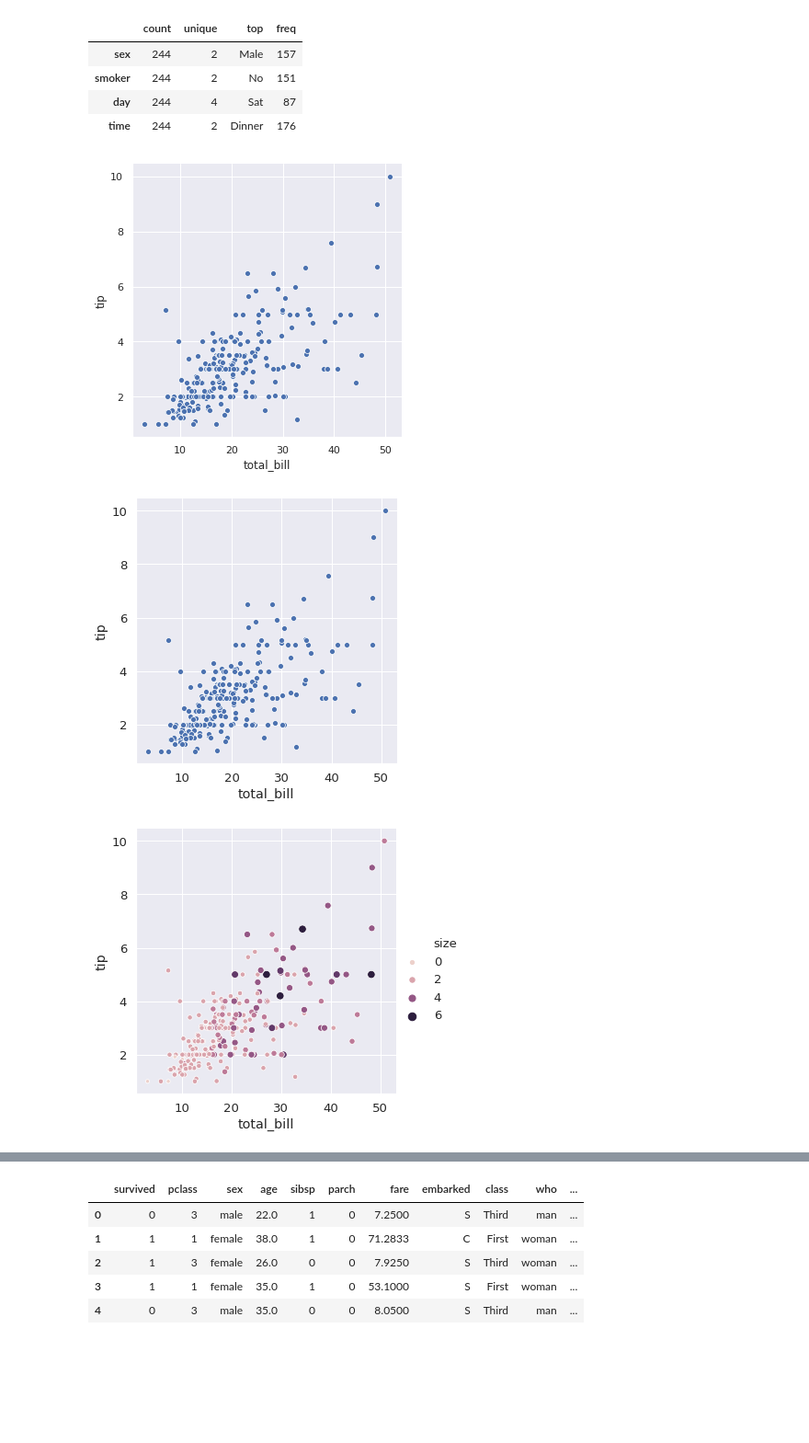
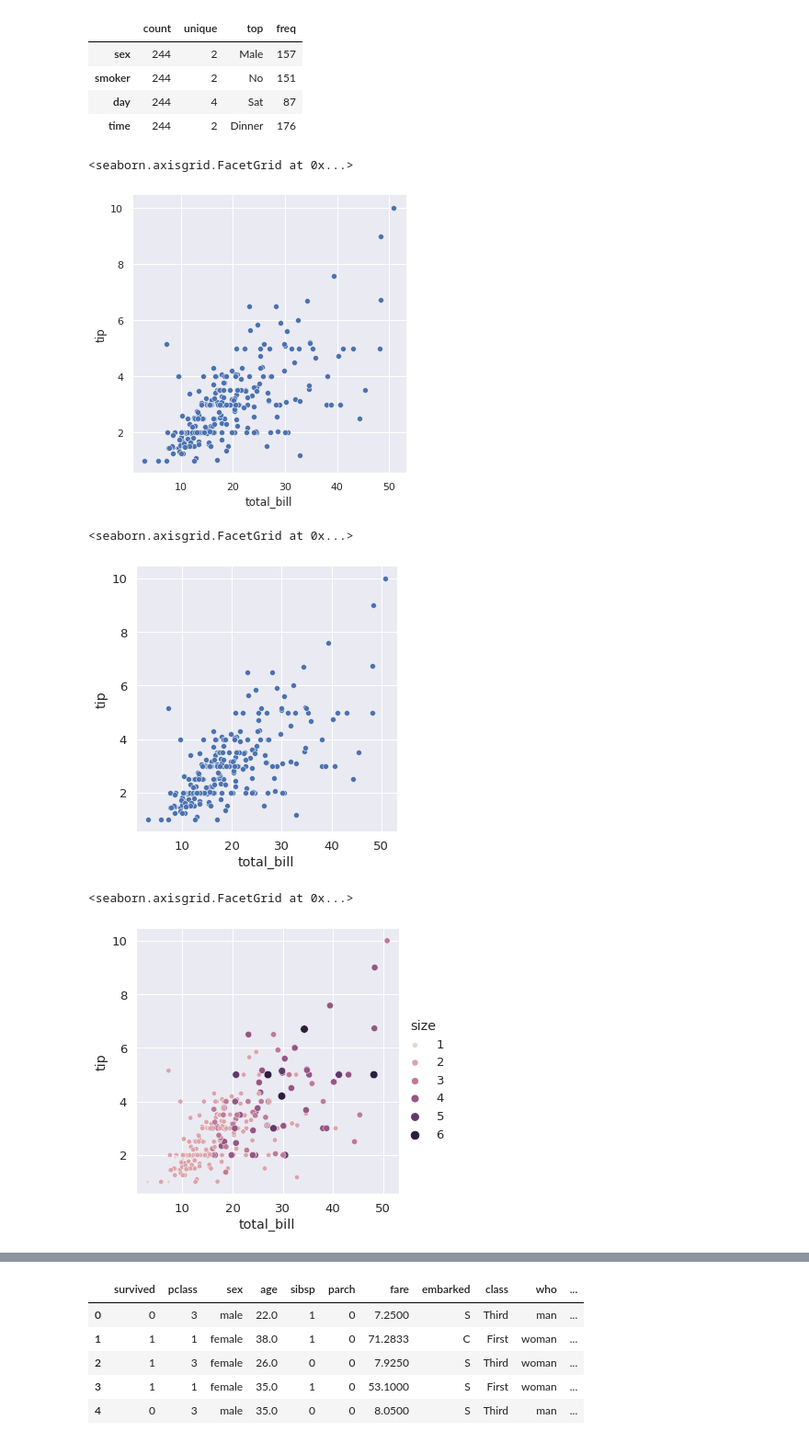
Before and after one commit to rafzieli/daca-science-bootcamp, a Jupyter notebook: 03_wizualizacje_danych/04_seaborn_intro.ipynb, the cells around one changed output, grey strips where cells are left out. Shown: that part at 92% size. Drawn from its saved outputs; the diff is of its cells as text; code cells hidden in the pictures; blank space fills up the shorter version.

```diff
--- a/03_wizualizacje_danych/04_seaborn_intro.ipynb
+++ b/03_wizualizacje_danych/04_seaborn_intro.ipynb
@@ -72,16 +74,19 @@ df.describe(include=['category']).T
 | day | 244 | 4 | Sat | 87 |
 | time | 244 | 2 | Dinner | 176 |
 # %%
-_ = sns.relplot(data=df, x='total_bill', y='tip')
+sns.relplot(data = df, x='total_bill', y='tip')
 # %% [output]
+<seaborn.axisgrid.FacetGrid at 0x...>
-[figure, old version]
+[figure, new version]
 # %%
 sns.set(font_scale=1.2)
-_ = sns.relplot(data=df, x='total_bill', y='tip')
+sns.relplot(data = df, x='total_bill', y='tip')
 # %% [output]
+<seaborn.axisgrid.FacetGrid at 0x...>
 [figure]
 # %%
-_ = sns.relplot(data=df, x='total_bill', y='tip', size='size', hue='size')
+sns.relplot(data = df, x='total_bill', y='tip', size='size', hue='size')
 # %% [output]
+<seaborn.axisgrid.FacetGrid at 0x...>
-[figure, old version]
+[figure, new version]
 # %%
```
Also changed, not shown: parts of 20 cells of this notebook.
